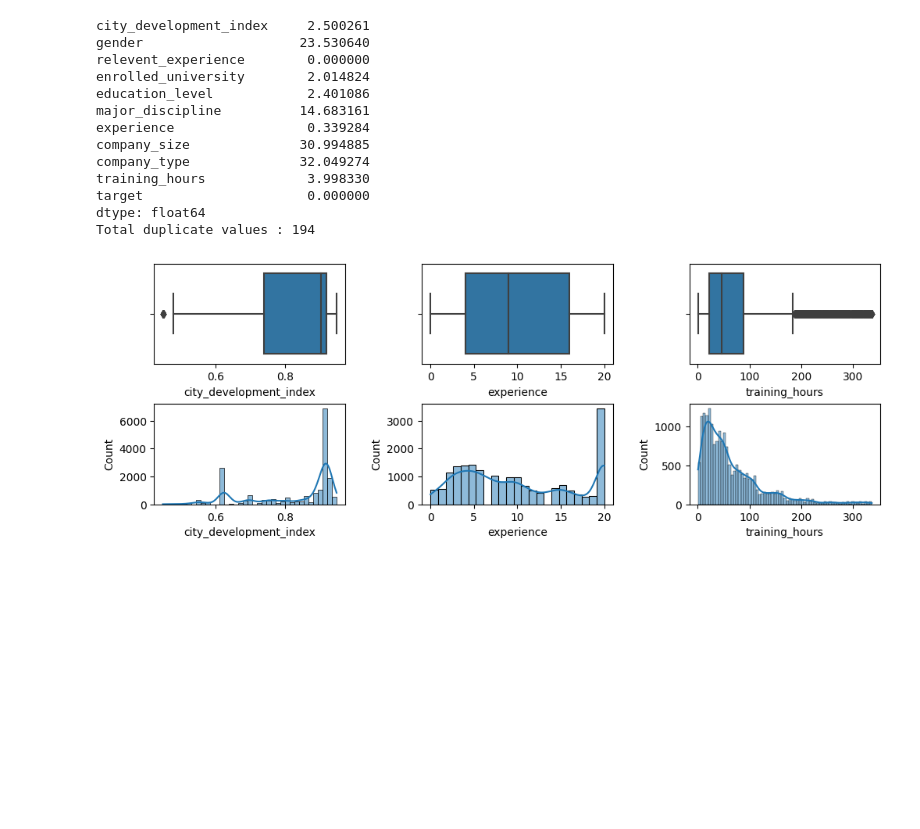
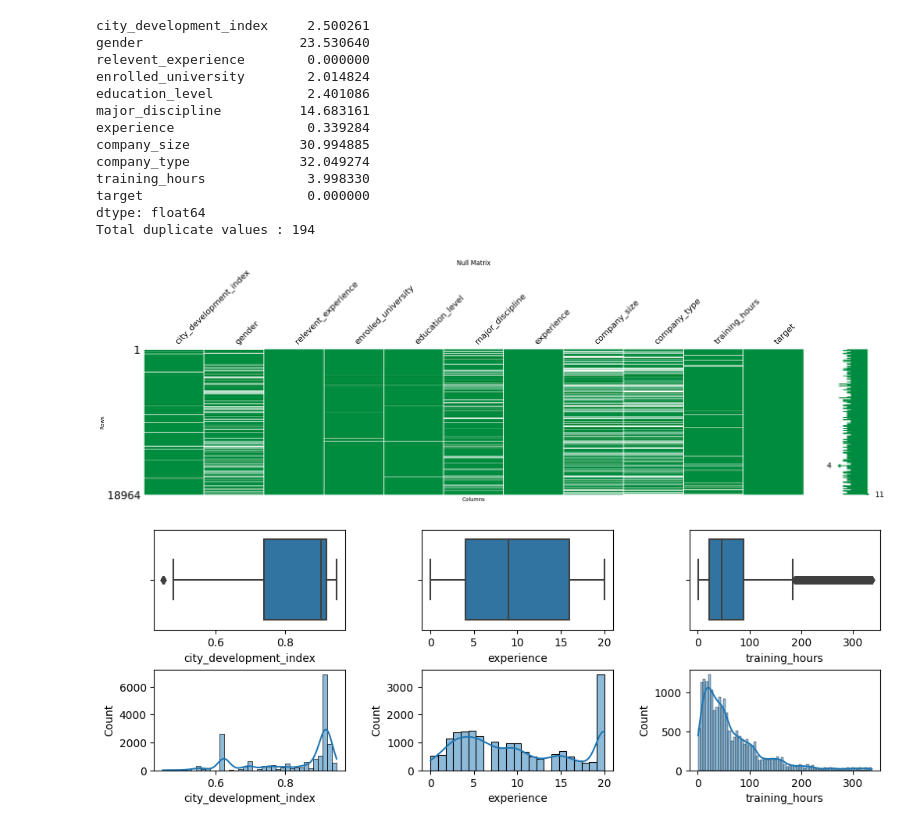
Before and after one commit to yuvraaj2002/Old_projects, a Jupyter notebook: Data Science Job prediction/notebook/Main_Code_DS.ipynb, the cells around one changed output. Cells and saved outputs as stored; diff of their text form; code cells hidden in the pictures; blank space fills up the shorter version.

```diff
--- a/Data Science Job prediction/notebook/Main_Code_DS.ipynb
+++ b/Data Science Job prediction/notebook/Main_Code_DS.ipynb
@@ -129,6 +128,19 @@ training_hours             3.998330
 target                     0.000000
 dtype: float64
 Total duplicate values : 194
+# %%
+# Plot the null matrix to visualize if there are null values left
+msno.matrix(df,figsize=(25, 5),color=(0, 0.55, 0.25))
+
+# Set plot labels and title
+plt.xlabel('Columns')
+plt.ylabel('Rows')
+plt.title('Null Matrix')
+
+# Show the plot
+plt.show()
+# %% [output]
+[figure, new version]
 # %%
 # Let's check if there are any outliers in the numerical columns
 fig,ax = plt.subplots(2,3,figsize=(12,4))
```
Also changed, not shown: parts of 24 cells of this notebook.
